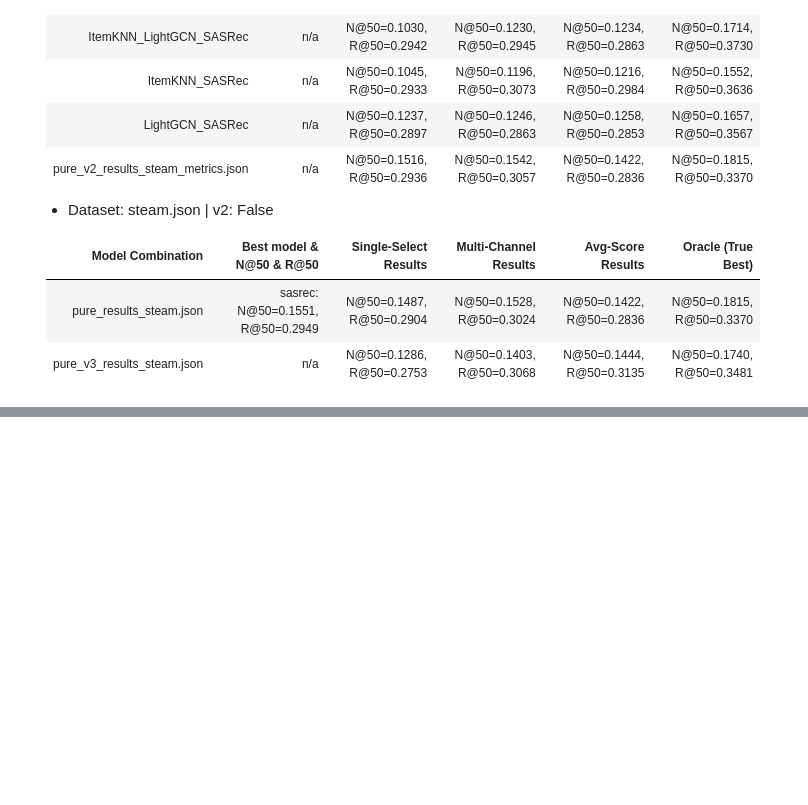
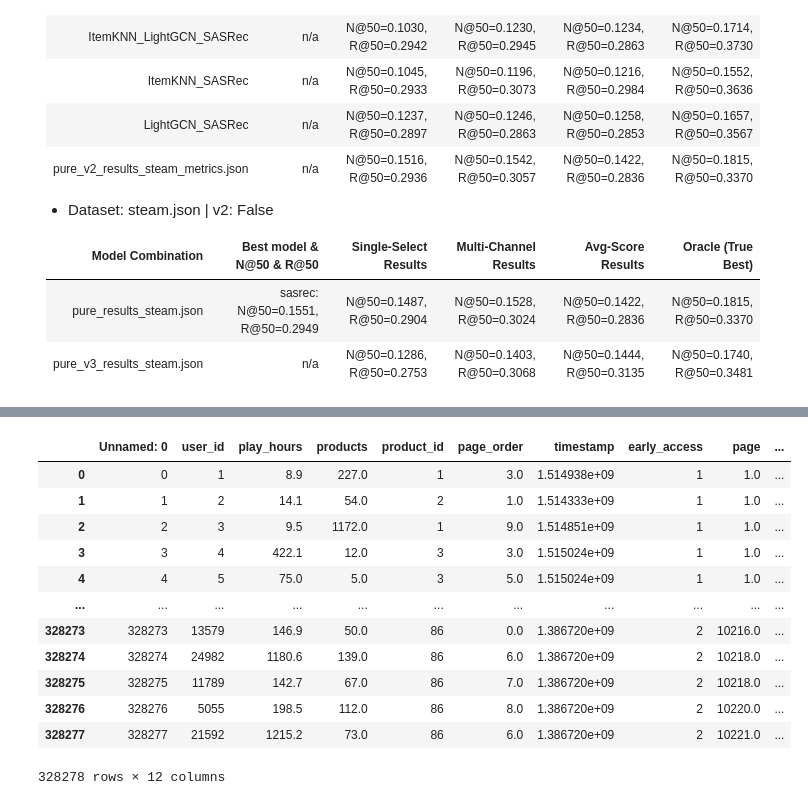
Before and after one commit to zhengzaiyi/AmazonReviews2023, a Jupyter notebook: test.ipynb, the cells around one changed output, grey strips where cells are left out. Drawn from its saved outputs; the diff is of its cells as text; code cells hidden in the pictures; blank space fills up the shorter version.

```diff
--- a/test.ipynb
+++ b/test.ipynb
@@ -2784,0 +3621,20 @@ Multi-Channel 相比于 True_NDCG 的提升分析（按 True_NDCG 分桶）
+# %%
+import pandas as pd
+
+steam = pd.read_csv('steam.csv')
+# %%
+steam
+# %% [output]
+|  | Unnamed: 0 | user_id | play_hours | products | product_id | page_order | timestamp | early_access | page | ... |
+| 0 | 0 | 1 | 8.9 | 227.0 | 1 | 3.0 | 1.514938e+09 | 1 | 1.0 | ... |
+| 1 | 1 | 2 | 14.1 | 54.0 | 2 | 1.0 | 1.514333e+09 | 1 | 1.0 | ... |
+| 2 | 2 | 3 | 9.5 | 1172.0 | 1 | 9.0 | 1.514851e+09 | 1 | 1.0 | ... |
+| 3 | 3 | 4 | 422.1 | 12.0 | 3 | 3.0 | 1.515024e+09 | 1 | 1.0 | ... |
+| 4 | 4 | 5 | 75.0 | 5.0 | 3 | 5.0 | 1.515024e+09 | 1 | 1.0 | ... |
+| ... | ... | ... | ... | ... | ... | ... | ... | ... | ... | ... |
+| 328273 | 328273 | 13579 | 146.9 | 50.0 | 86 | 0.0 | 1.386720e+09 | 2 | 10216.0 | ... |
+| 328274 | 328274 | 24982 | 1180.6 | 139.0 | 86 | 6.0 | 1.386720e+09 | 2 | 10218.0 | ... |
+| 328275 | 328275 | 11789 | 142.7 | 67.0 | 86 | 7.0 | 1.386720e+09 | 2 | 10218.0 | ... |
+| 328276 | 328276 | 5055 | 198.5 | 112.0 | 86 | 8.0 | 1.386720e+09 | 2 | 10220.0 | ... |
+| 328277 | 328277 | 21592 | 1215.2 | 73.0 | 86 | 6.0 | 1.386720e+09 | 2 | 10221.0 | ... |
+328278 rows × 12 columns
```
Also changed, not shown: parts of 26 cells of this notebook, 17 other files.
